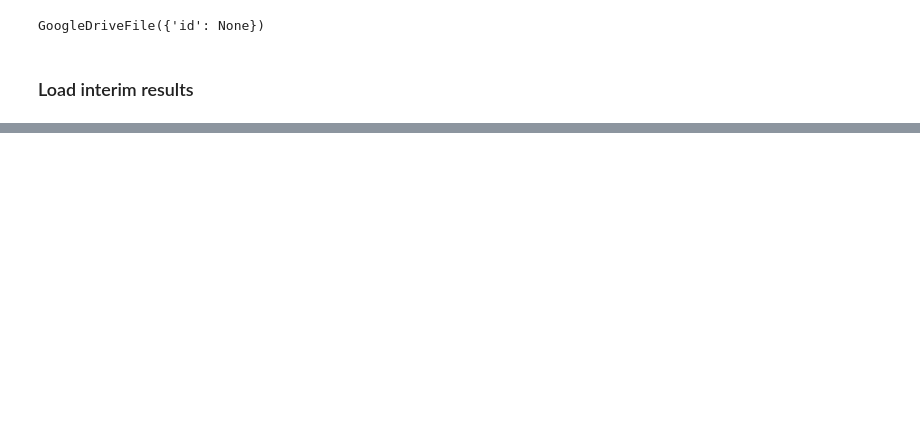
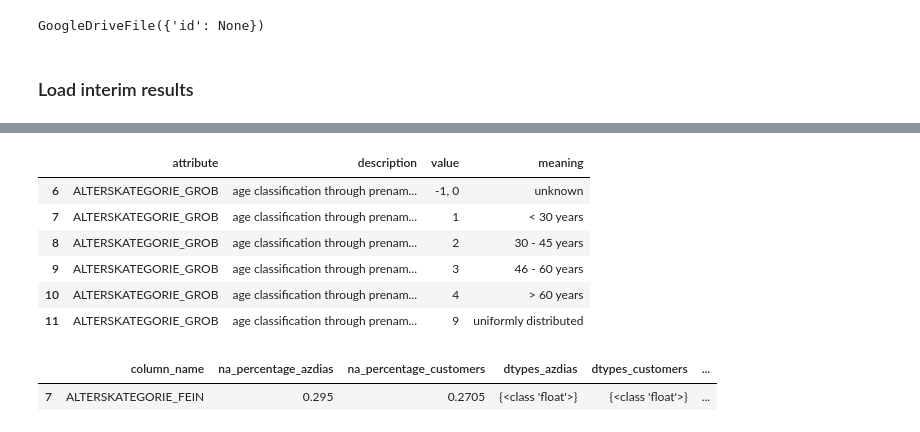
Before and after one commit to TobiPrae/customer_segmentation, a Jupyter notebook: CustomerSegmentation.ipynb, the cells around one changed output, grey strips where cells are left out. Saved outputs shown, nothing was run; the diff lists cells and outputs as text; code cells hidden in the pictures; blank space fills up the shorter version.

```diff
--- a/CustomerSegmentation.ipynb
+++ b/CustomerSegmentation.ipynb
@@ -722,0 +1200,10 @@ print(df_azdias.shape)
+# %%
+df_attributes_values.loc[df_attributes_values["attribute"] == "ALTERSKATEGORIE_GROB"]
+# %% [output]
+|  | attribute | description | value | meaning |
+| 6 | ALTERSKATEGORIE_GROB | age classification through prenam... | -1, 0 | unknown |
+| 7 | ALTERSKATEGORIE_GROB | age classification through prenam... | 1 | < 30 years |
+| 8 | ALTERSKATEGORIE_GROB | age classification through prenam... | 2 | 30 - 45 years |
+| 9 | ALTERSKATEGORIE_GROB | age classification through prenam... | 3 | 46 - 60 years |
+| 10 | ALTERSKATEGORIE_GROB | age classification through prenam... | 4 | > 60 years |
+| 11 | ALTERSKATEGORIE_GROB | age classification through prenam... | 9 | uniformly distributed |
@@ -722,0 +1212,5 @@ print(df_azdias.shape)
+# %%
+meta_df.loc[meta_df["column_name"] == "ALTERSKATEGORIE_FEIN"]
+# %% [output]
+|  | column_name | na_percentage_azdias | na_percentage_customers | dtypes_azdias | dtypes_customers | ... |
+| 7 | ALTERSKATEGORIE_FEIN | 0.295 | 0.2705 | {<class 'float'>} | {<class 'float'>} | ... |
```
Also changed, not shown: parts of 51 cells of this notebook.
